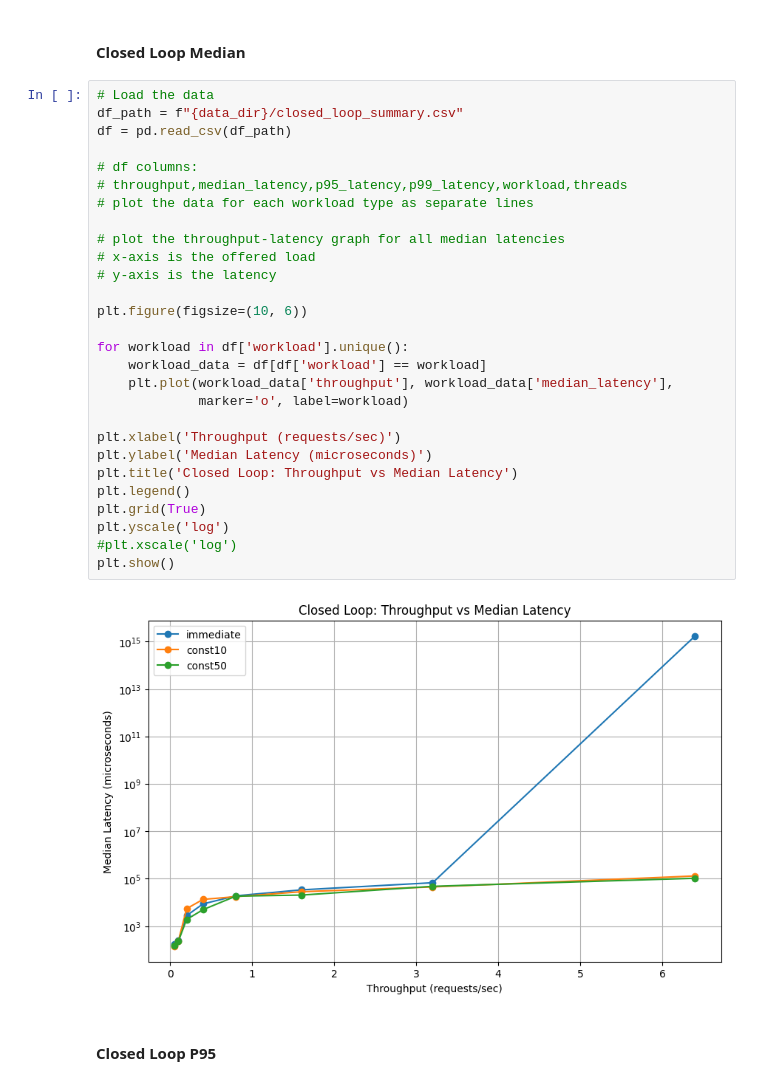
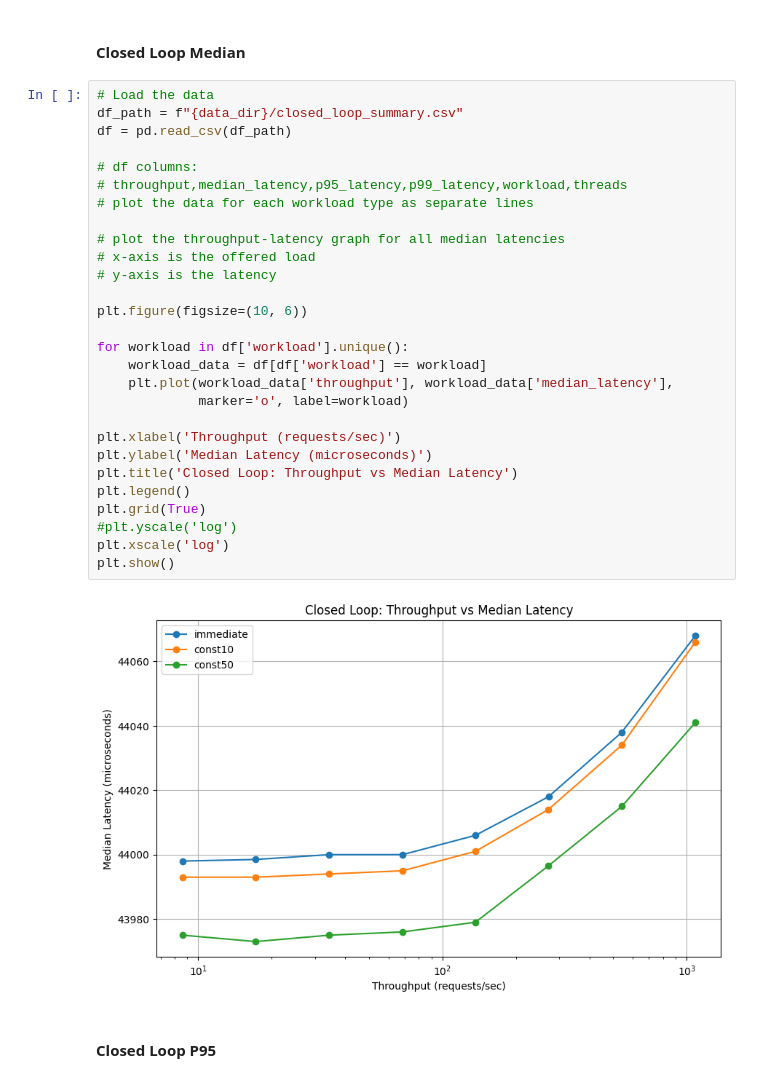
Before and after one commit to Steven-Yiran/woonsocket, a Jupyter notebook: project-0/report.ipynb, the cells around one changed output. Drawn from its saved outputs; the diff is of its cells as text.

```diff
--- a/project-0/report.ipynb
+++ b/project-0/report.ipynb
@@ -23,33 +23,33 @@ data_dir = "../data"
 # %%
 # Load the data
 df_path = f"{data_dir}/closed_loop_summary.csv"
 df = pd.read_csv(df_path)
 
 # df columns:
 # throughput,median_latency,p95_latency,p99_latency,workload,threads
 # plot the data for each workload type as separate lines
 
 # plot the throughput-latency graph for all median latencies
 # x-axis is the offered load
 # y-axis is the latency
 
 plt.figure(figsize=(10, 6))
 
 for workload in df['workload'].unique():
     workload_data = df[df['workload'] == workload]
     plt.plot(workload_data['throughput'], workload_data['median_latency'],
              marker='o', label=workload)
 
 plt.xlabel('Throughput (requests/sec)')
 plt.ylabel('Median Latency (microseconds)')
 plt.title('Closed Loop: Throughput vs Median Latency')
 plt.legend()
 plt.grid(True)
-plt.yscale('log')
-#plt.xscale('log')
+#plt.yscale('log')
+plt.xscale('log')
 plt.show()
 # %% [output]
-[figure, old version]
+[figure, new version]
 # %% [markdown]
 #### Closed Loop P95
 # %%
```
Also changed, not shown: parts of 2 cells of this notebook, 2 other files.
